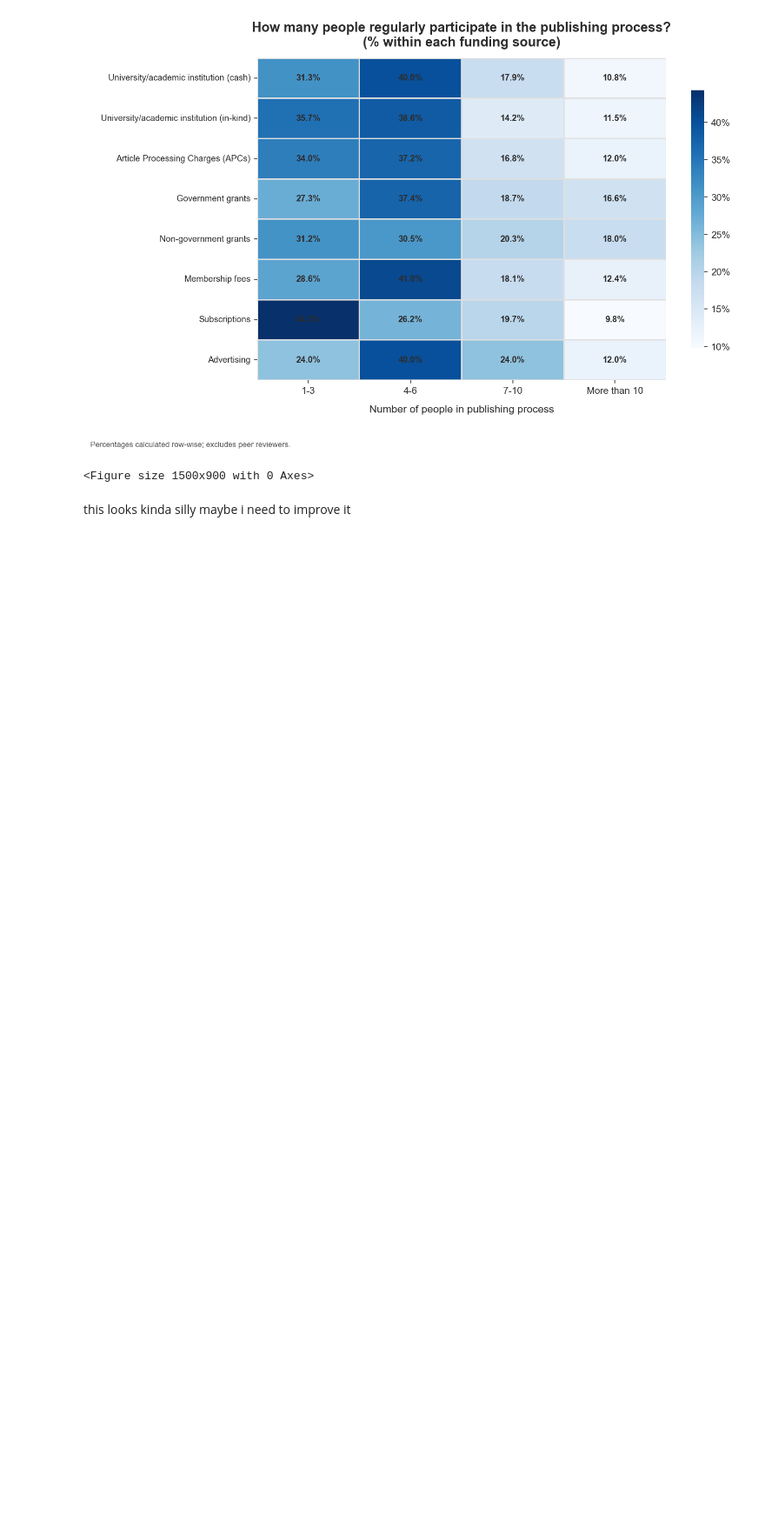
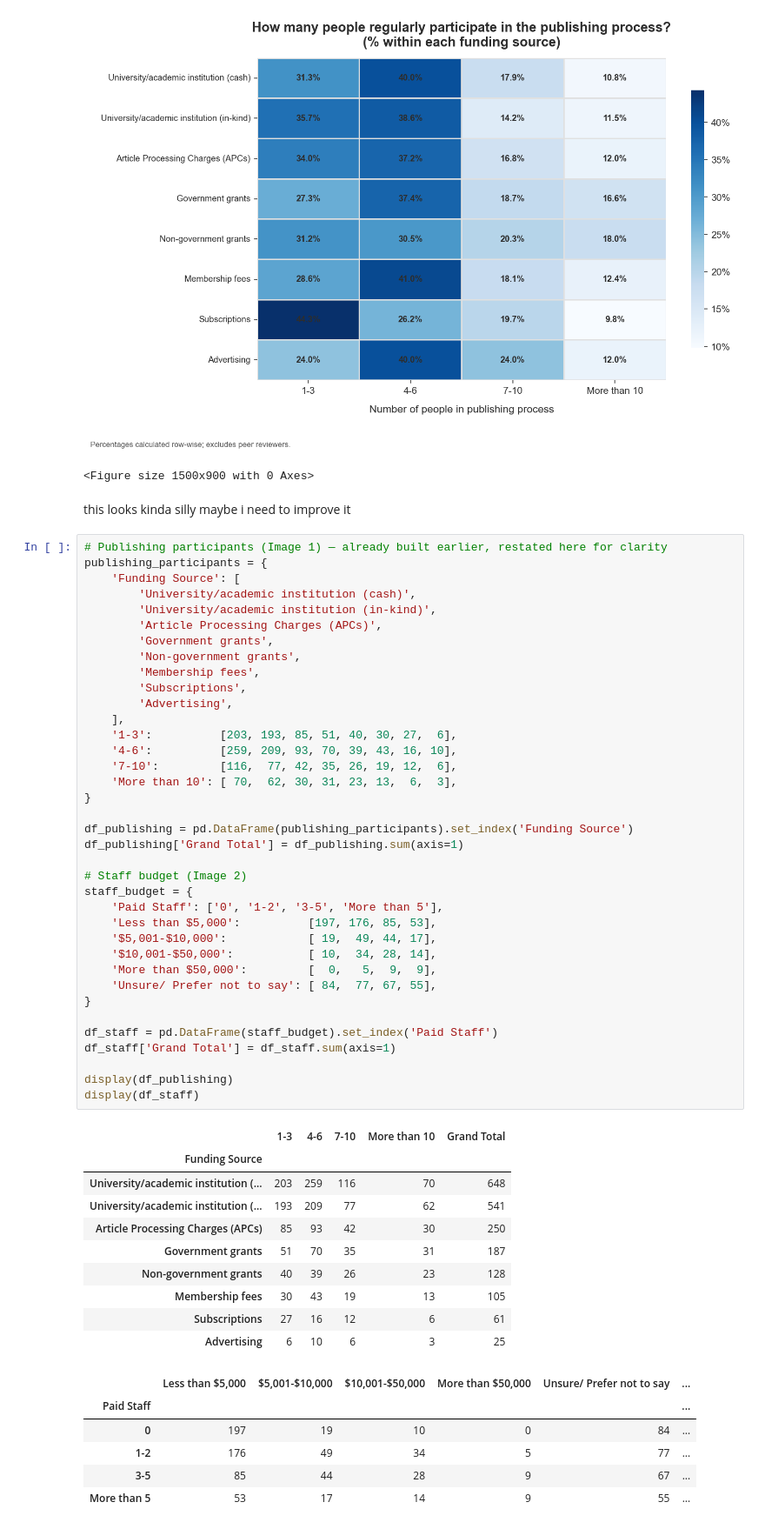
Before and after one commit to taniapoc/data-viz, a Jupyter notebook: side quest into beautiful graphs/graphs.ipynb, the cells around one changed output. Shown at 87% size. Cells and saved outputs as stored; diff of their text form; blank space fills up the shorter version.

```diff
--- a/side quest into beautiful graphs/graphs.ipynb
+++ b/side quest into beautiful graphs/graphs.ipynb
@@ -614,3 +619,57 @@ plt.savefig('staff_2')
 <Figure size 1500x900 with 0 Axes>
 # %% [markdown]
 this looks kinda silly maybe i need to improve it
+# %%
+# Publishing participants (Image 1) — already built earlier, restated here for clarity
+publishing_participants = {
+    'Funding Source': [
+        'University/academic institution (cash)',
+        'University/academic institution (in-kind)',
+        'Article Processing Charges (APCs)',
+        'Government grants',
+        'Non-government grants',
+        'Membership fees',
+        'Subscriptions',
+        'Advertising',
+    ],
+    '1-3':          [203, 193, 85, 51, 40, 30, 27,  6],
+    '4-6':          [259, 209, 93, 70, 39, 43, 16, 10],
+    '7-10':         [116,  77, 42, 35, 26, 19, 12,  6],
+    'More than 10': [ 70,  62, 30, 31, 23, 13,  6,  3],
+}
+
+df_publishing = pd.DataFrame(publishing_participants).set_index('Funding Source')
+df_publishing['Grand Total'] = df_publishing.sum(axis=1)
+
+# Staff budget (Image 2)
+staff_budget = {
+    'Paid Staff': ['0', '1-2', '3-5', 'More than 5'],
+    'Less than $5,000':          [197, 176, 85, 53],
+    '$5,001-$10,000':            [ 19,  49, 44, 17],
+    '$10,001-$50,000':           [ 10,  34, 28, 14],
+    'More than $50,000':         [  0,   5,  9,  9],
+    'Unsure/ Prefer not to say': [ 84,  77, 67, 55],
+}
+
+df_staff = pd.DataFrame(staff_budget).set_index('Paid Staff')
+df_staff['Grand Total'] = df_staff.sum(axis=1)
+
+display(df_publishing)
+display(df_staff)
+# %% [output]
+|  | 1-3 | 4-6 | 7-10 | More than 10 | Grand Total |
+| Funding Source |  |  |  |  |  |
+| University/academic institution (... | 203 | 259 | 116 | 70 | 648 |
+| University/academic institution (... | 193 | 209 | 77 | 62 | 541 |
+| Article Processing Charges (APCs) | 85 | 93 | 42 | 30 | 250 |
+| Government grants | 51 | 70 | 35 | 31 | 187 |
+| Non-government grants | 40 | 39 | 26 | 23 | 128 |
+| Membership fees | 30 | 43 | 19 | 13 | 105 |
+| Subscriptions | 27 | 16 | 12 | 6 | 61 |
+| Advertising | 6 | 10 | 6 | 3 | 25 |
+|  | Less than $5,000 | $5,001-$10,000 | $10,001-$50,000 | More than $50,000 | Unsure/ Prefer not to say | ... |
+| Paid Staff |  |  |  |  |  | ... |
+| 0 | 197 | 19 | 10 | 0 | 84 | ... |
+| 1-2 | 176 | 49 | 34 | 5 | 77 | ... |
+| 3-5 | 85 | 44 | 28 | 9 | 67 | ... |
+| More than 5 | 53 | 17 | 14 | 9 | 55 | ... |
```
Also changed, not shown: parts of 7 cells of this notebook, 2 other files.
